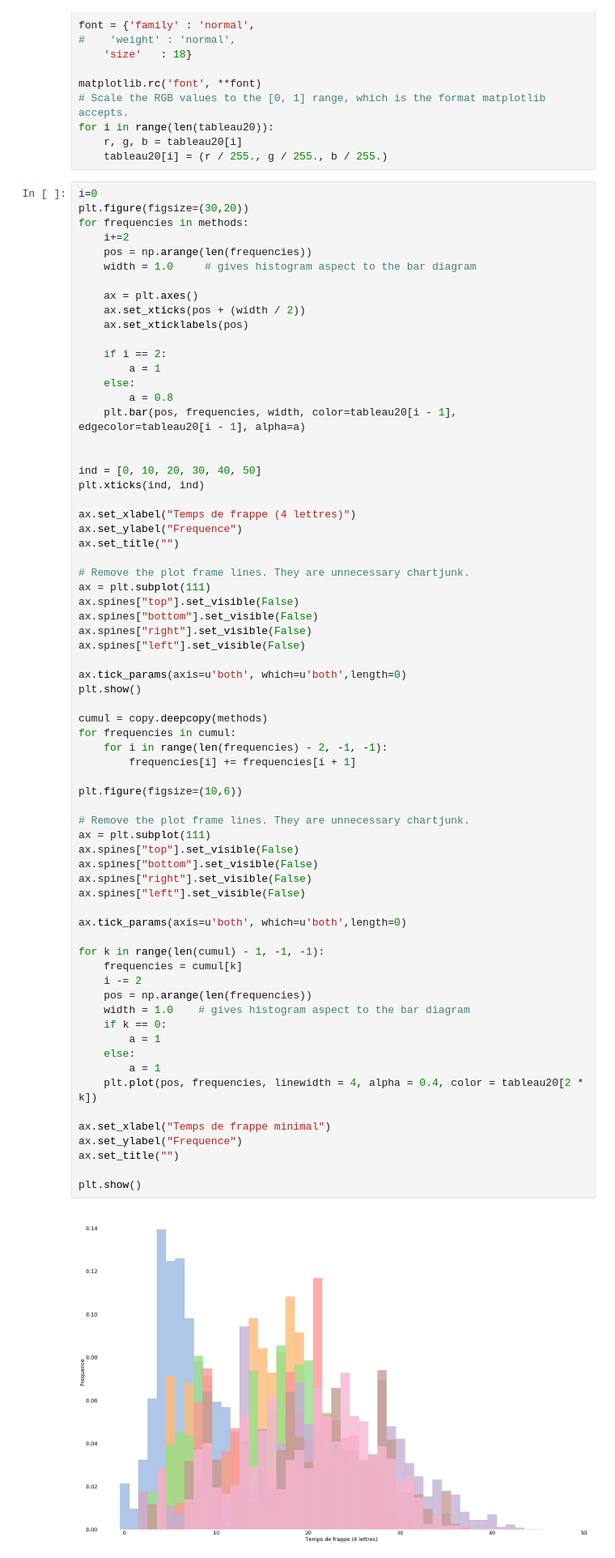
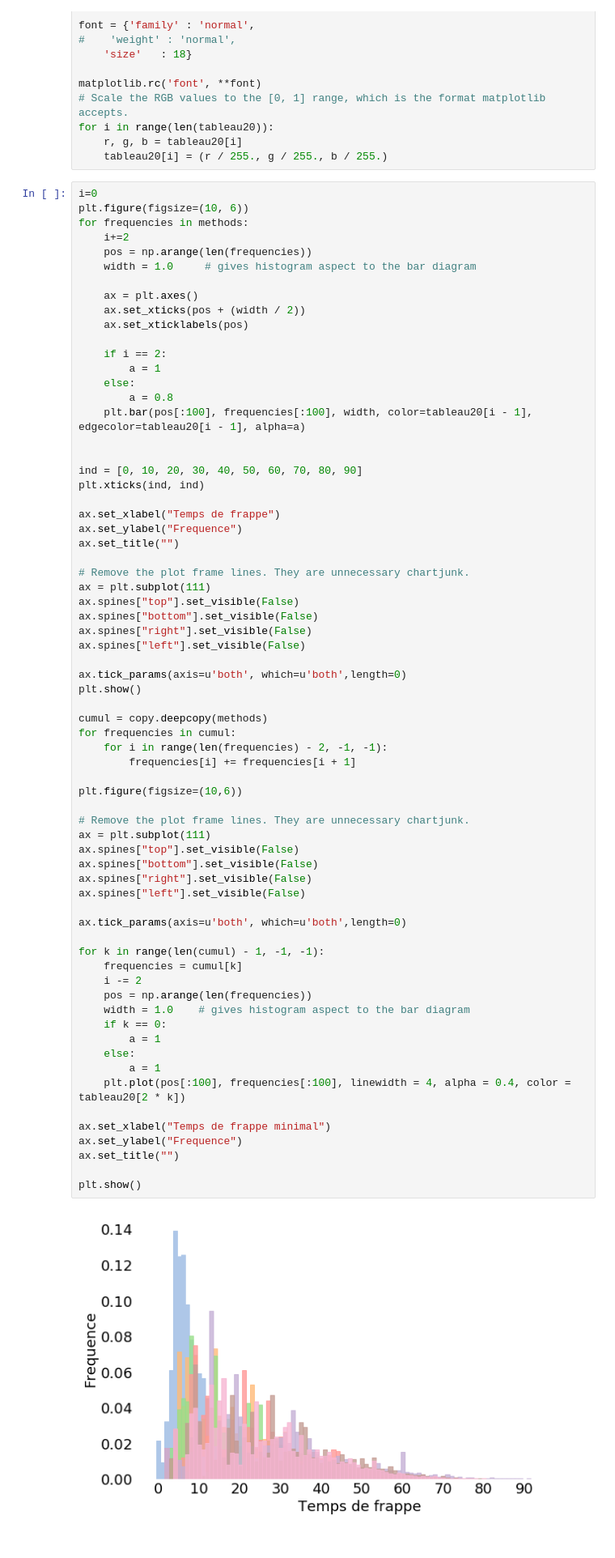
Before and after one commit to Dicotomix/DicotomixSurvey, a Jupyter notebook: Survey.ipynb, the cells around one changed output. Shown at 81% size. Saved outputs shown, nothing was run; the diff lists cells and outputs as text.

Commit message:
Limit plots to word length 100 for readibility

```diff
--- a/Survey.ipynb
+++ b/Survey.ipynb
@@ -40,7 +40,7 @@ for i in range(len(tableau20)):
     tableau20[i] = (r / 255., g / 255., b / 255.)
 # %%
 i=0
-plt.figure(figsize=(30,20))
+plt.figure(figsize=(10, 6))
 for frequencies in methods:
     i+=2
     pos = np.arange(len(frequencies))
@@ -54,13 +54,13 @@ for frequencies in methods:
         a = 1
     else:
         a = 0.8
-    plt.bar(pos, frequencies, width, color=tableau20[i - 1], edgecolor=tableau20[i - 1], alpha=a)
+    plt.bar(pos[:100], frequencies[:100], width, color=tableau20[i - 1], edgecolor=tableau20[i - 1], alpha=a)
 
 
-ind = [0, 10, 20, 30, 40, 50]
+ind = [0, 10, 20, 30, 40, 50, 60, 70, 80, 90]
 plt.xticks(ind, ind)
 
-ax.set_xlabel("Temps de frappe (4 lettres)")
+ax.set_xlabel("Temps de frappe")
 ax.set_ylabel("Frequence")
 ax.set_title("")
 
@@ -79,32 +79,32 @@ for frequencies in cumul:
     for i in range(len(frequencies) - 2, -1, -1):
         frequencies[i] += frequencies[i + 1]
 
 plt.figure(figsize=(10,6))
 
 # Remove the plot frame lines. They are unnecessary chartjunk.
 ax = plt.subplot(111)
 ax.spines["top"].set_visible(False)
 ax.spines["bottom"].set_visible(False)
 ax.spines["right"].set_visible(False)
 ax.spines["left"].set_visible(False)
 
 ax.tick_params(axis=u'both', which=u'both',length=0)
 
 for k in range(len(cumul) - 1, -1, -1):
     frequencies = cumul[k]
     i -= 2
     pos = np.arange(len(frequencies))
     width = 1.0    # gives histogram aspect to the bar diagram
     if k == 0:
         a = 1
     else:
         a = 1
-    plt.plot(pos, frequencies, linewidth = 4, alpha = 0.4, color = tableau20[2 * k])
+    plt.plot(pos[:100], frequencies[:100], linewidth = 4, alpha = 0.4, color = tableau20[2 * k])
 
 ax.set_xlabel("Temps de frappe minimal")
 ax.set_ylabel("Frequence")
 ax.set_title("")
 
 plt.show()
 # %% [output]
-[figure, old version]
+[figure, new version]
```
Also changed, not shown: parts of 4 cells of this notebook.
